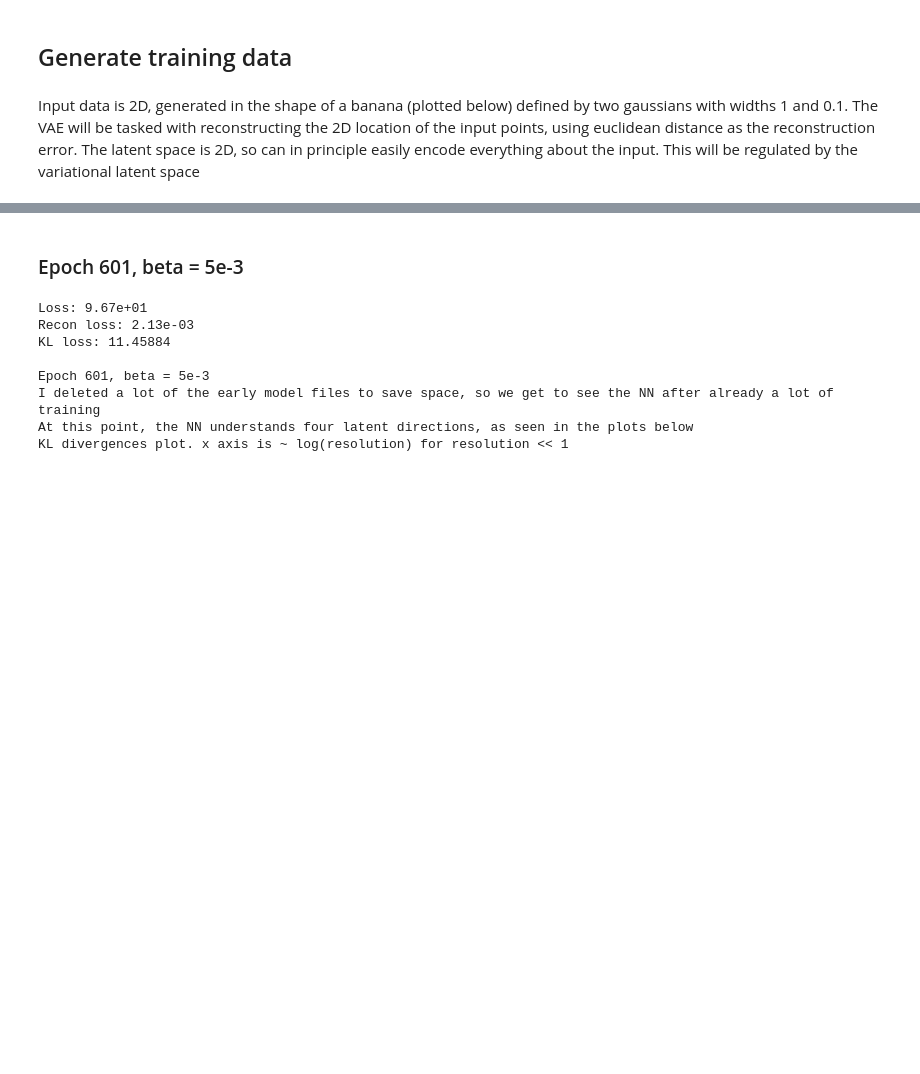
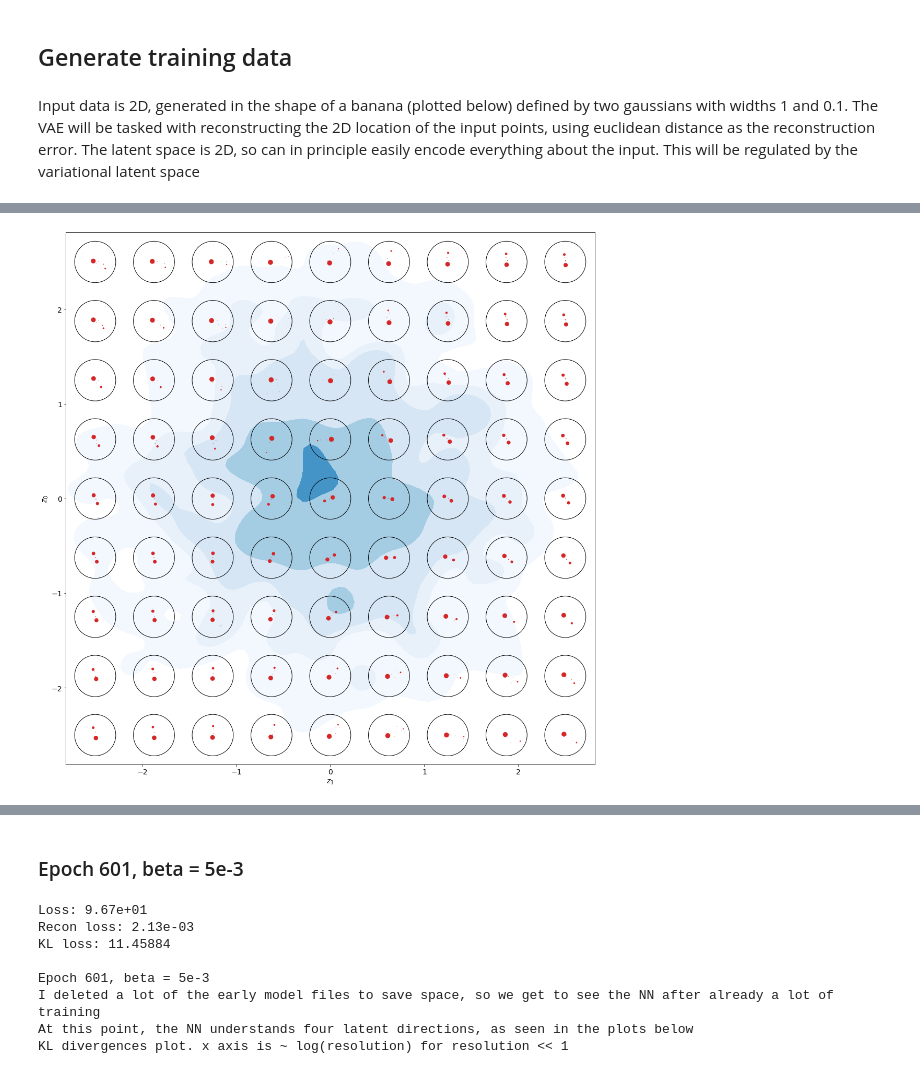
Before and after one commit to jackhcollins/EMD_VAE, a Jupyter notebook: Study-W.ipynb, the cells around one changed output, grey strips where cells are left out. Cells and saved outputs as stored; diff of their text form; code cells hidden in the pictures; blank space fills up the shorter version.

```diff
--- a/Study-W.ipynb
+++ b/Study-W.ipynb
@@ -330,0 +584,71 @@ history = vae.fit(x=train_x[:10], y=train_y[:10], batch_size=10,
+# %%
+outs_array = [vae.predict(valid_x[:10000]) for j in range(0)]
+
+narray = 9
+lim = 2.5
+codes = np.zeros((narray**2,128))
+
+dirs = [0,1]
+
+for i in range(narray):
+    for j in range(narray):
+        codes[narray*i+j,sort_kl[dirs[0]]] = (i-(narray-1)/2)*lim/((narray-1)/2)
+        codes[narray*i+j,sort_kl[dirs[1]]] = (j-(narray-1)/2)*lim/((narray-1)/2)
+
+decoded = decoder.predict(codes)
+
+# fig, ax = plt.subplots(narray, narray,figsize=[15,15],sharex=True,sharey=True)
+fig = plt.figure(figsize=[15,15])
+
+circles = [[plt.Circle((i*2/(narray-1)*lim-lim, j*2/(narray-1)*lim-lim), 0.7/(narray-1)*lim,
+                       color='black',#[0.8,0.8,0.8],
+                       fill=False) for j in range(narray)] for i in range(narray)]
+
+this = gaussian_kde([z_mean[:,sort_kl[0]],z_mean[:,sort_kl[1]]],bw_method=0.15)
+xmin=-3.1
+xmax=3.1
+ymin=-3.1
+ymax=3.1
+X, Y = np.mgrid[xmin:xmax:100j, ymin:ymax:100j]
+positions = np.vstack([X.ravel(), Y.ravel()])
+Z = np.reshape(this(positions).T, X.shape)
+plt.contourf(np.rot90(X),np.rot90(Y),np.rot90(Z),[0.01,0.03,0.05,0.1,0.2,0.3],cmap='Blues',
+             vmax=0.4)
+
+for i in range(narray):
+    for j in range(narray):
+        outjet = decoded[narray*i+j,:,1:]
+        weights = decoded[narray*i+j,:,0]
+        pts, etas, phis = get_clustered_pt_eta_phi(weights, outjet,R=0.075)
+        x=codes[narray*i+j,sort_kl[dirs[0]]]
+        y=codes[narray*i+j,sort_kl[dirs[1]]]
+
+
+
+        #         if np.square(x) + np.square(y) > np.square(2.7):
+#             ax[i,j].set_facecolor('xkcd:salmon')
+#         if np.square(x-2.) + np.square(y-0.3) < np.square(0.8):
+#             ax[i,j].set_facecolor('xkcd:salmon')
+        plt.scatter((phis + 2.*i)/(narray-1)*lim-lim, (etas+2.*j)/(narray-1)*lim-lim,
+                    s = pts*100, alpha = 1.,linewidths=0,color='tab:red')
+
+        plt.gcf().gca().add_artist(circles[i][j])
+#         ax[i,j].set_title('['+'{:.1f}'.format(x)+','+'{:.1f}'.format(y)+']',
+
+#         ax[j,i].set_aspect('equal')
+
+# ax[int((narray-1)/2)-1,int((narray-1)/2)+1].set_facecolor([0.9,0.9,0.9])
+
+plt.xlim([(-0.5-(narray-1)/2)*lim/((narray-1)/2),(narray-0.5-(narray-1)/2)*lim/((narray-1)/2)])
+plt.ylim([(-0.5-(narray-1)/2)*lim/((narray-1)/2),(narray-0.5-(narray-1)/2)*lim/((narray-1)/2)])
+
+# plt.subplots_adjust(wspace=0, hspace=0)
+# plt.axis('off')
+plt.tick_params(labelsize=14)
+plt.xlabel(r'$z_1$',fontsize=14)
+plt.ylabel(r'$z_0$',fontsize=14)
+plt.tight_layout()
+plt.savefig('jetarray_01.png',transparent = False,facecolor='white')
+plt.show()
+# %% [output]
+[figure, added]
```
Also changed, not shown: parts of 15 cells of this notebook, 1 other file.
